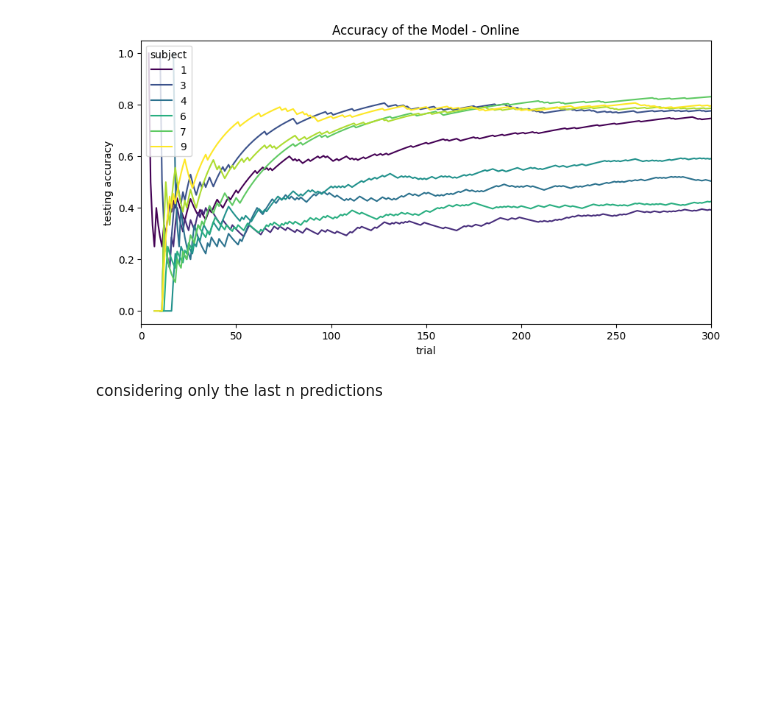
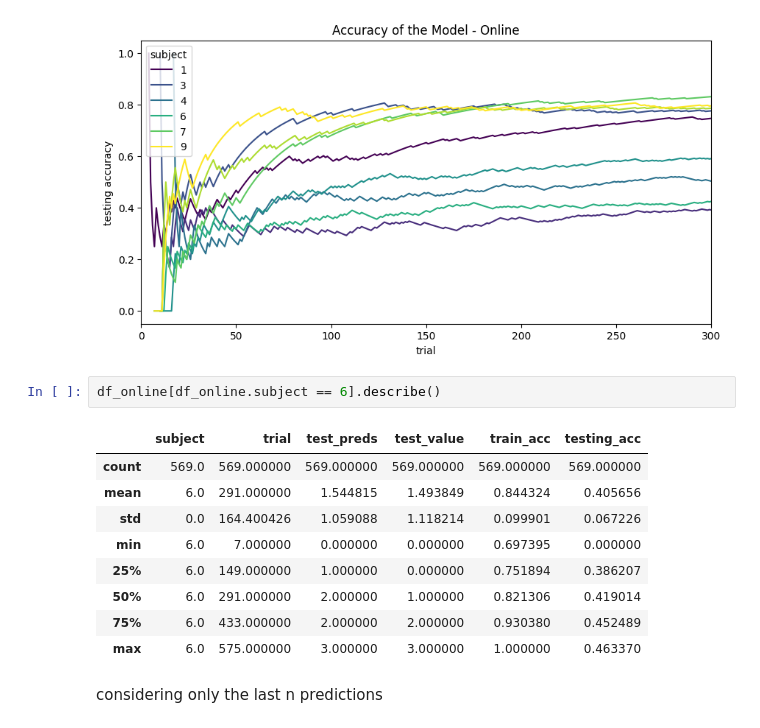
Before and after one commit to AbrahamCamelo/EEG-based-BCI, a Jupyter notebook: FBCSP/data/visualization notebook.ipynb, the cells around one changed output. Saved outputs shown, nothing was run; the diff lists cells and outputs as text; blank space fills up the shorter version.

```diff
--- a/FBCSP/data/visualization notebook.ipynb
+++ b/FBCSP/data/visualization notebook.ipynb
@@ -24,6 +24,18 @@ plt.xlim(0,300)
 # %% [output]
 (0.0, 300.0)
 [figure]
+# %%
+df_online[df_online.subject == 6].describe()
+# %% [output]
+|  | subject | trial | test_preds | test_value | train_acc | testing_acc |
+| count | 569.0 | 569.000000 | 569.000000 | 569.000000 | 569.000000 | 569.000000 |
+| mean | 6.0 | 291.000000 | 1.544815 | 1.493849 | 0.844324 | 0.405656 |
+| std | 0.0 | 164.400426 | 1.059088 | 1.118214 | 0.099901 | 0.067226 |
+| min | 6.0 | 7.000000 | 0.000000 | 0.000000 | 0.697395 | 0.000000 |
+| 25% | 6.0 | 149.000000 | 1.000000 | 0.000000 | 0.751894 | 0.386207 |
+| 50% | 6.0 | 291.000000 | 2.000000 | 1.000000 | 0.821306 | 0.419014 |
+| 75% | 6.0 | 433.000000 | 2.000000 | 2.000000 | 0.930380 | 0.452489 |
+| max | 6.0 | 575.000000 | 3.000000 | 3.000000 | 1.000000 | 0.463370 |
 # %% [markdown]
 considering only the last n predictions
 # %%
```
Also changed, not shown: 10 other files.
